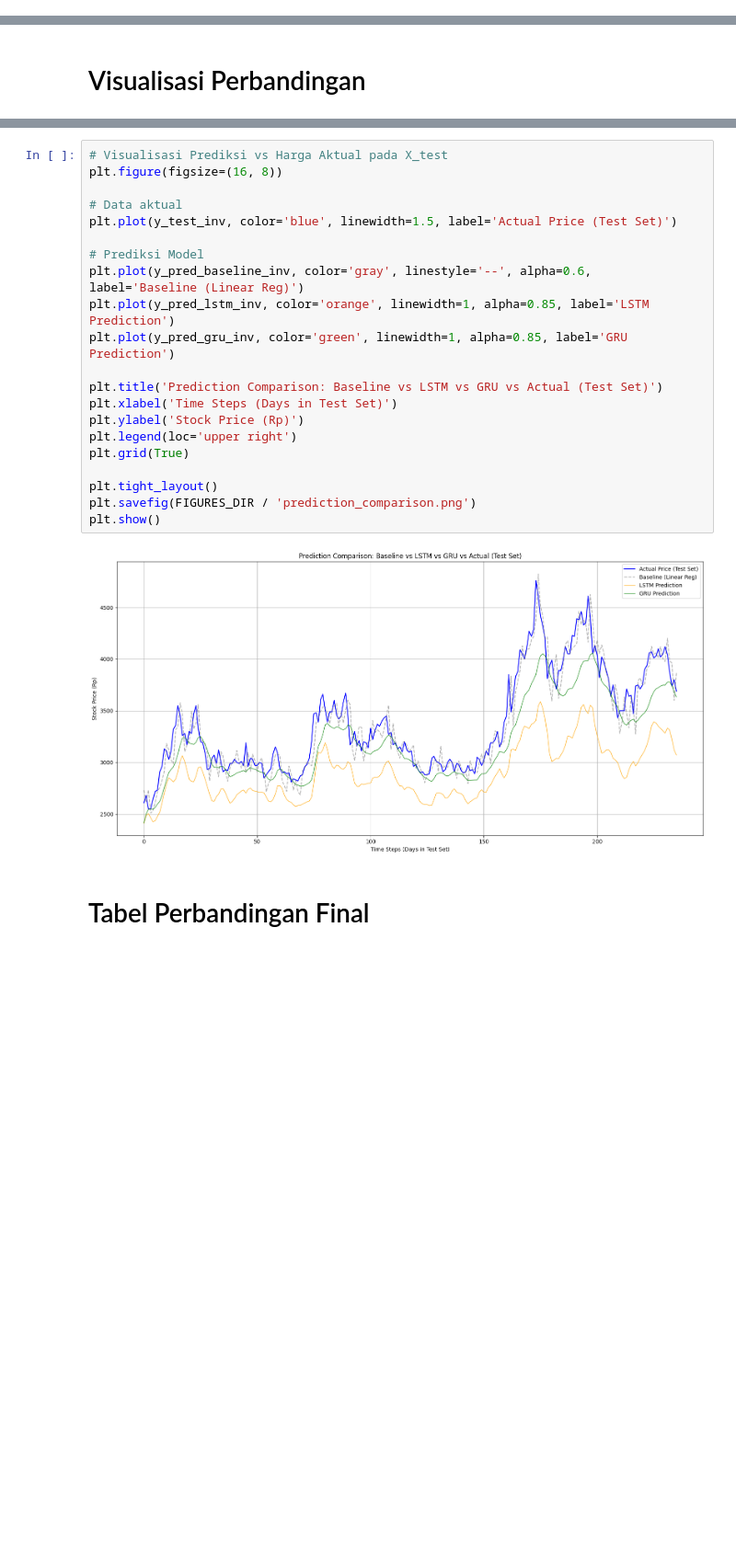
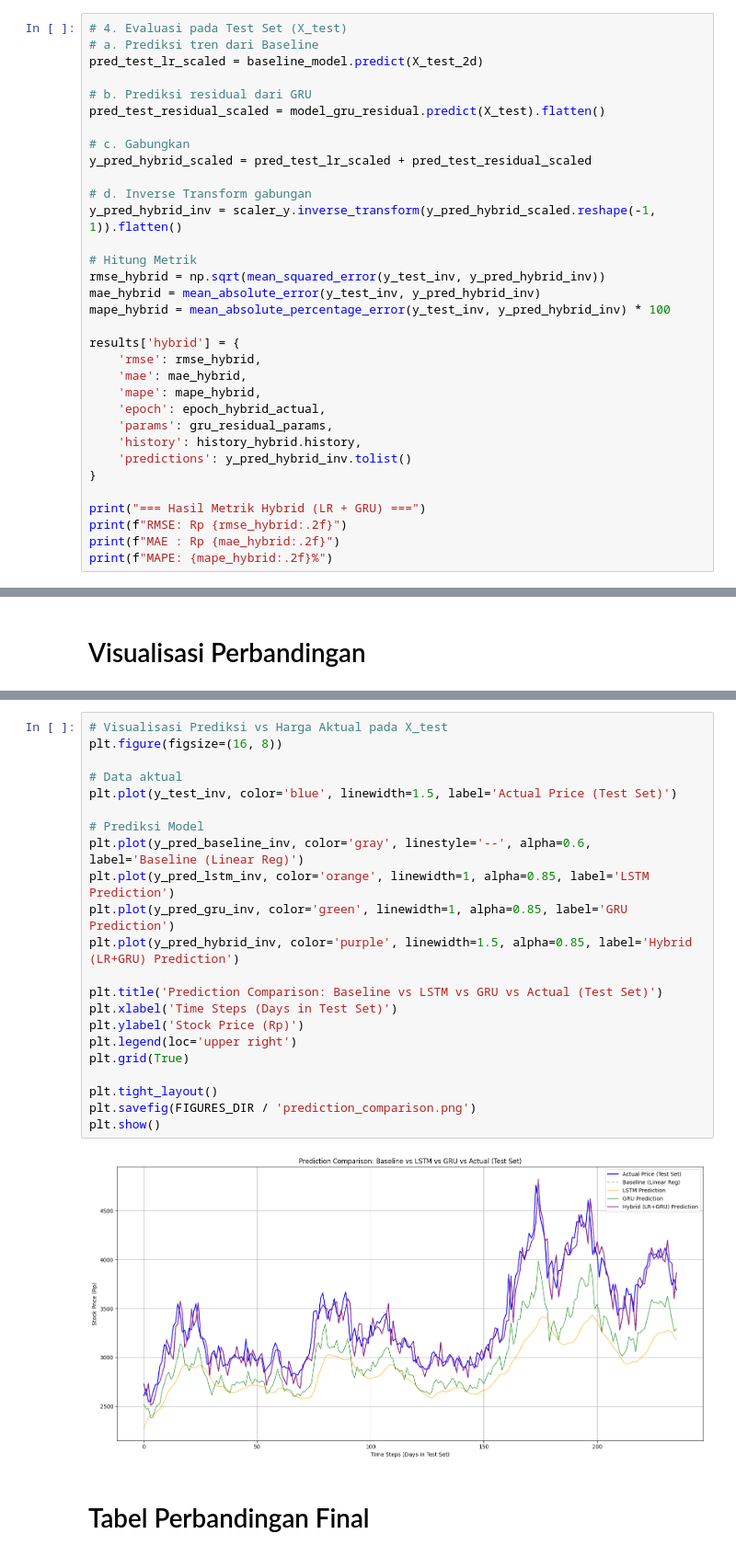
Before and after one commit to Muba-rakk/uas-prediksi-saham, a Jupyter notebook: notebooks/03_modeling.ipynb, the cells around one changed output, grey strips where cells are left out. Shown at 92% size. Cells and saved outputs as stored; diff of their text form; blank space fills up the shorter version.

```diff
--- a/notebooks/03_modeling.ipynb
+++ b/notebooks/03_modeling.ipynb
@@ -352,0 +473,33 @@ MAPE: 5.16%
+# %%
+# 4. Evaluasi pada Test Set (X_test)
+# a. Prediksi tren dari Baseline
+pred_test_lr_scaled = baseline_model.predict(X_test_2d)
+
+# b. Prediksi residual dari GRU
+pred_test_residual_scaled = model_gru_residual.predict(X_test).flatten()
+
+# c. Gabungkan
+y_pred_hybrid_scaled = pred_test_lr_scaled + pred_test_residual_scaled
+
+# d. Inverse Transform gabungan
+y_pred_hybrid_inv = scaler_y.inverse_transform(y_pred_hybrid_scaled.reshape(-1, 1)).flatten()
+
+# Hitung Metrik
+rmse_hybrid = np.sqrt(mean_squared_error(y_test_inv, y_pred_hybrid_inv))
+mae_hybrid = mean_absolute_error(y_test_inv, y_pred_hybrid_inv)
+mape_hybrid = mean_absolute_percentage_error(y_test_inv, y_pred_hybrid_inv) * 100
+
+results['hybrid'] = {
+    'rmse': rmse_hybrid,
+    'mae': mae_hybrid,
+    'mape': mape_hybrid,
+    'epoch': epoch_hybrid_actual,
+    'params': gru_residual_params,
+    'history': history_hybrid.history,
+    'predictions': y_pred_hybrid_inv.tolist()
+}
+
+print("=== Hasil Metrik Hybrid (LR + GRU) ===")
+print(f"RMSE: Rp {rmse_hybrid:.2f}")
+print(f"MAE : Rp {mae_hybrid:.2f}")
+print(f"MAPE: {mape_hybrid:.2f}%")
@@ -391,26 +552,27 @@ plt.show()
 # %%
 # Visualisasi Prediksi vs Harga Aktual pada X_test
 plt.figure(figsize=(16, 8))
 
 # Data aktual
 plt.plot(y_test_inv, color='blue', linewidth=1.5, label='Actual Price (Test Set)')
 
 # Prediksi Model
 plt.plot(y_pred_baseline_inv, color='gray', linestyle='--', alpha=0.6, label='Baseline (Linear Reg)')
 plt.plot(y_pred_lstm_inv, color='orange', linewidth=1, alpha=0.85, label='LSTM Prediction')
 plt.plot(y_pred_gru_inv, color='green', linewidth=1, alpha=0.85, label='GRU Prediction')
+plt.plot(y_pred_hybrid_inv, color='purple', linewidth=1.5, alpha=0.85, label='Hybrid (LR+GRU) Prediction')
 
 plt.title('Prediction Comparison: Baseline vs LSTM vs GRU vs Actual (Test Set)')
 plt.xlabel('Time Steps (Days in Test Set)')
 plt.ylabel('Stock Price (Rp)')
 plt.legend(loc='upper right')
 plt.grid(True)
 
 plt.tight_layout()
 plt.savefig(FIGURES_DIR / 'prediction_comparison.png')
 plt.show()
 # %% [output]
-[figure, old version]
+[figure, new version]
 # %% [markdown]
 # Tabel Perbandingan Final
 # %%
```
Also changed, not shown: parts of 13 cells of this notebook, 2 other files.
